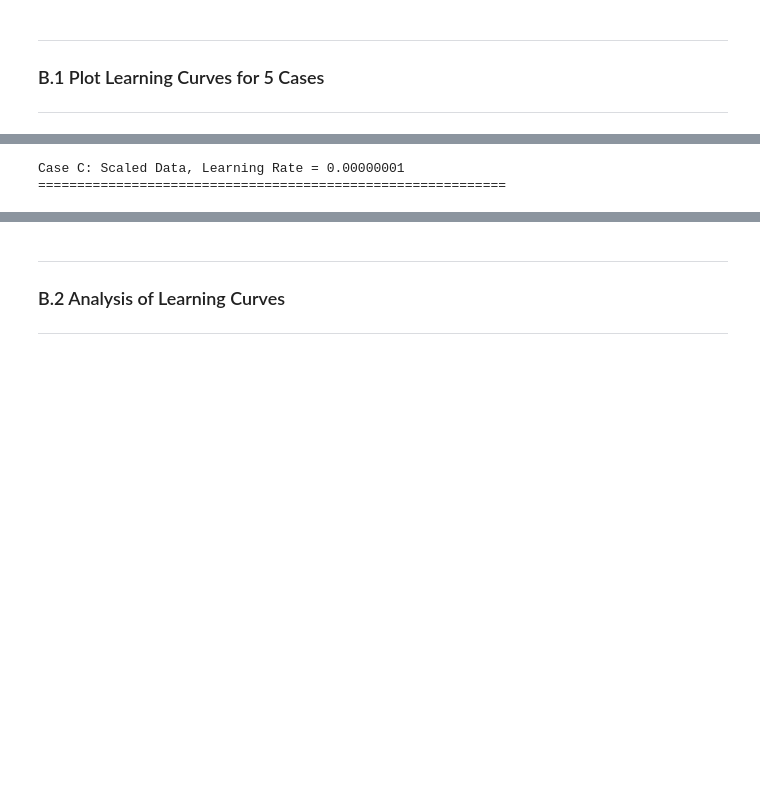
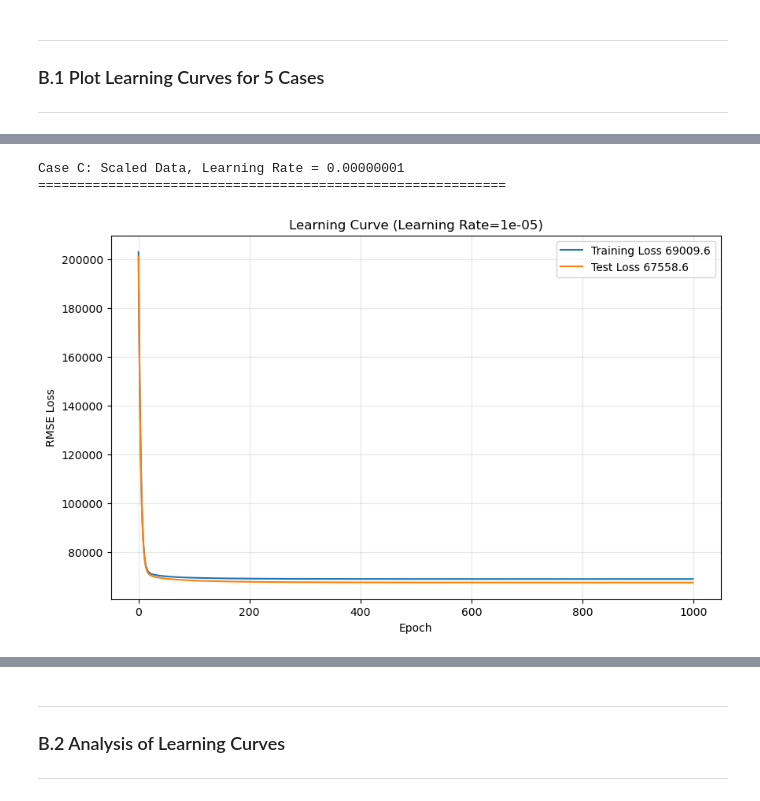
Before and after one commit to LittleVigney/COMPX310, a Jupyter notebook: Lab/Lab6/Lab6.ipynb, the cells around one changed output, grey strips where cells are left out. Drawn from its saved outputs; the diff is of its cells as text; code cells hidden in the pictures; blank space fills up the shorter version.

```diff
--- a/Lab/Lab6/Lab6.ipynb
+++ b/Lab/Lab6/Lab6.ipynb
@@ -554,13 +558,15 @@ Case B: Unscaled Data, Learning Rate = 0.0001
 # %%
 # Case C - Scaled data, learning_rate = 0.00000001
 
 print("Case C: Scaled Data, Learning Rate = 0.00000001")
 print("="*60)
 
 # TODO: Call run_training_curve with X_train_scaled, X_test_scaled, y_train, y_test, learning_rate=0.00000001
+run_training_curve(X_training_scaled, X_test_scaled, y_training, y_test, 0.00001)
 # %% [output]
 Case C: Scaled Data, Learning Rate = 0.00000001
 ============================================================
+[figure, added]
 # %%
 # Case E - Scaled data, learning_rate = 1
 
```
Also changed, not shown: parts of 4 cells of this notebook.
